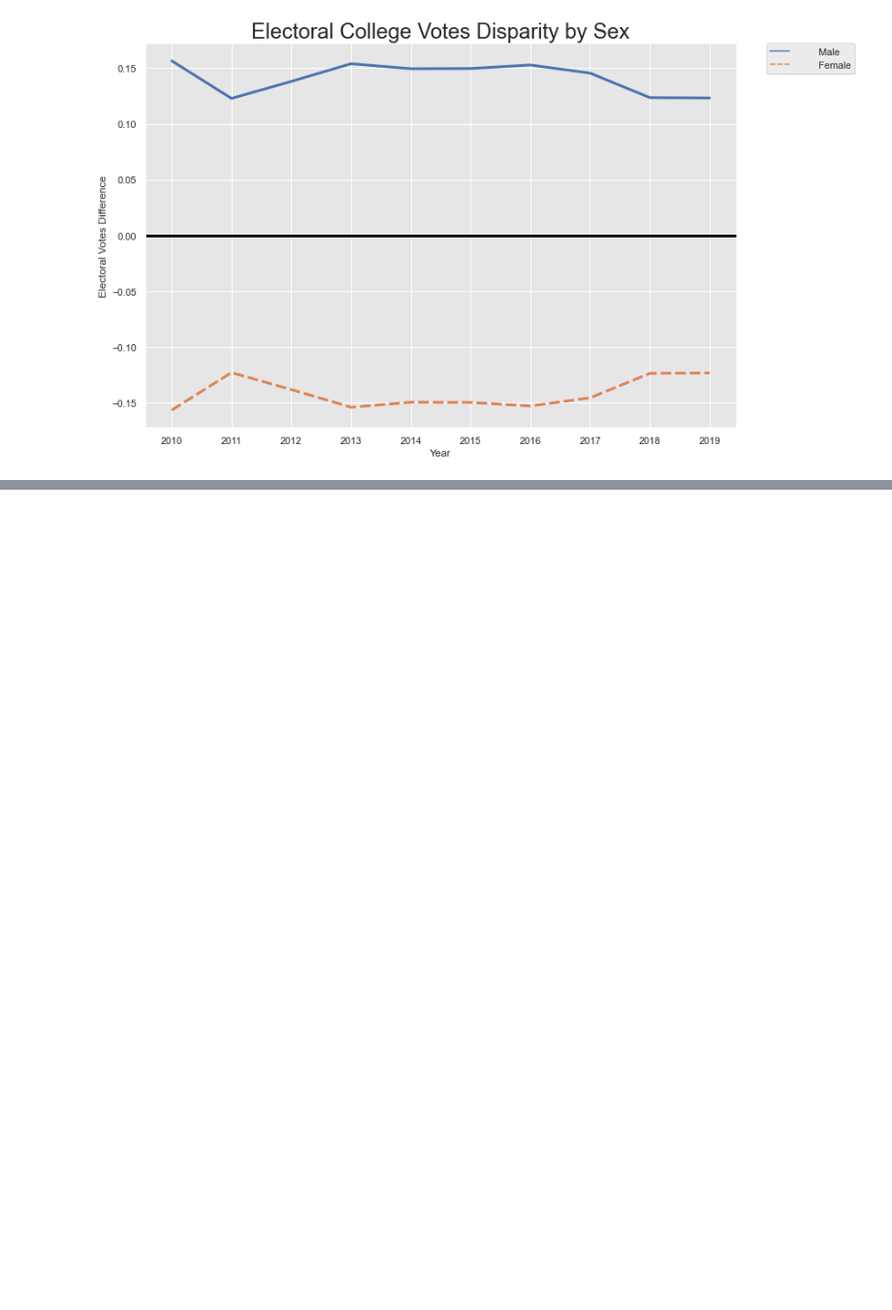
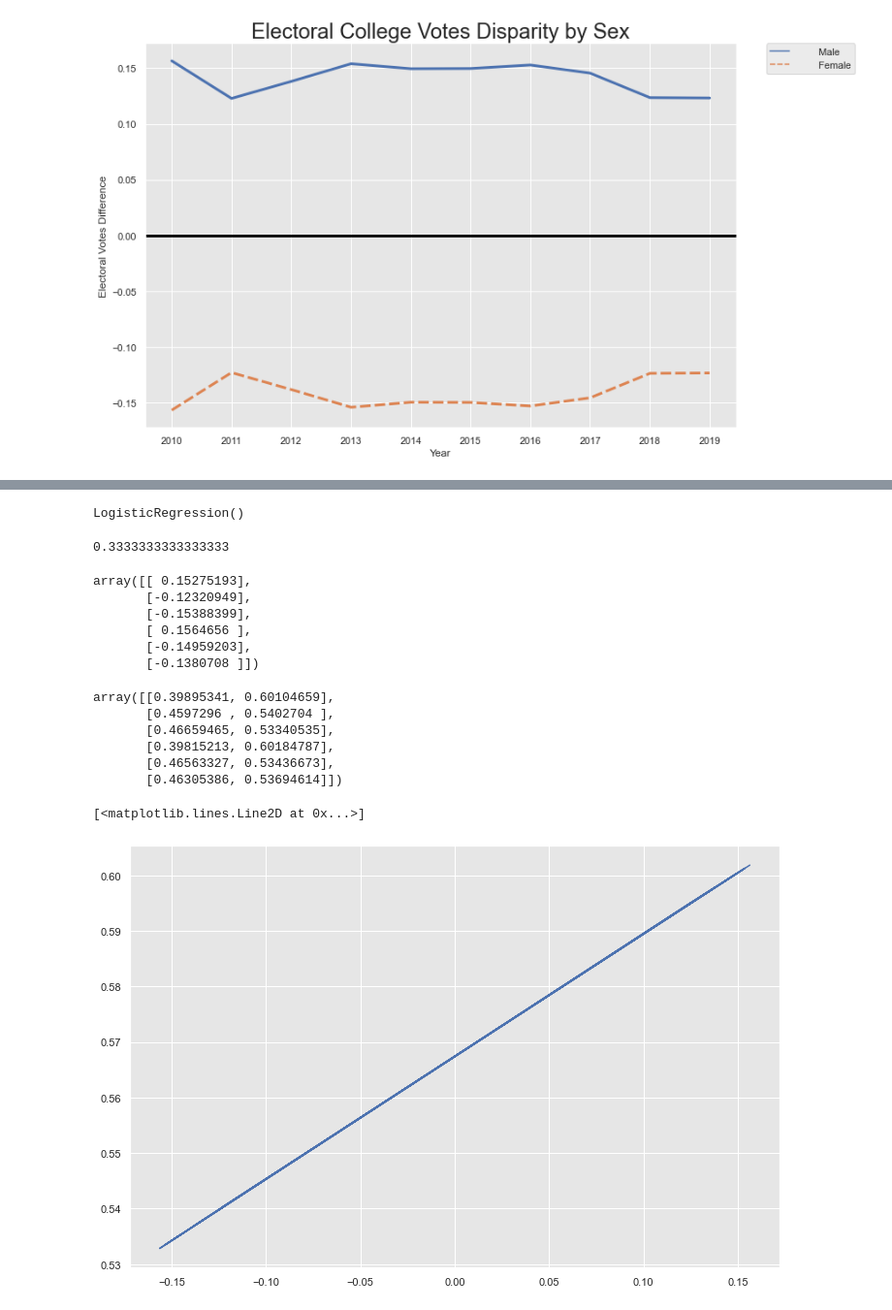
Before and after one commit to arefmalek/Electoral_census, a Jupyter notebook: scripts/composites.ipynb, the cells around one changed output, grey strips where cells are left out. Shown at 97% size. Cells and saved outputs as stored; diff of their text form; code cells hidden in the pictures; blank space fills up the shorter version.

```diff
--- a/scripts/composites.ipynb
+++ b/scripts/composites.ipynb
@@ -98,0 +141,3 @@ temp
+# %%
+pog.index = [*range(20)]
+pog
@@ -98,0 +162,2 @@ temp
+# %%
+X_train, X_test, y_train, y_test = train_test_split(pog.Delta, pog.Gender, test_size = 0.3)
@@ -98,0 +166,6 @@ temp
+# %%
+model = LogisticRegression()
+# %%
+model.fit(X_train.values.reshape(-1,1), y_train.values.reshape(-1,1))
+# %% [output]
+LogisticRegression()
@@ -98,0 +174,30 @@ temp
+# %%
+model.score(X_test.values.reshape(-1,1), y_test.values.reshape(-1,1))
+# %% [output]
+0.3333333333333333
+# %%
+X_test.values.reshape(-1,1)
+# %% [output]
+array([[ 0.15275193],
+       [-0.12320949],
+       [-0.15388399],
+       [ 0.1564656 ],
+       [-0.14959203],
+       [-0.1380708 ]])
+# %%
+model.predict_proba(X_test.values.reshape(-1,1))
+# %% [output]
+array([[0.39895341, 0.60104659],
+       [0.4597296 , 0.5402704 ],
+       [0.46659465, 0.53340535],
+       [0.39815213, 0.60184787],
+       [0.46563327, 0.53436673],
+       [0.46305386, 0.53694614]])
+# %%
+plt.plot(
+    pog.Delta.values.reshape(-1,1) ,
+    model.predict_proba(pog.Delta.values.reshape(-1,1))[:,1]
+           )
+# %% [output]
+[<matplotlib.lines.Line2D at 0x...>]
+[figure, added]
```
Also changed, not shown: parts of 16 cells of this notebook, 1 other file.
